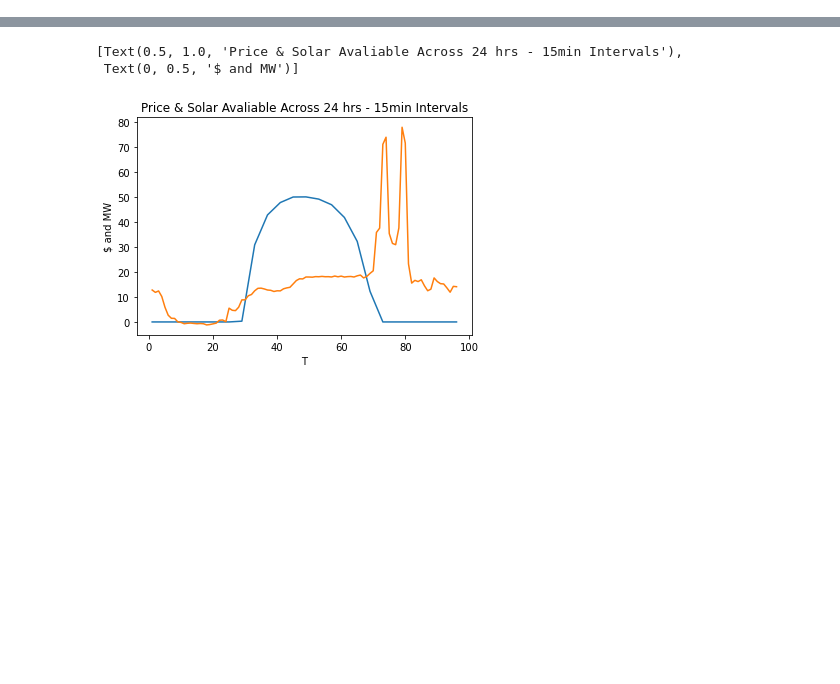
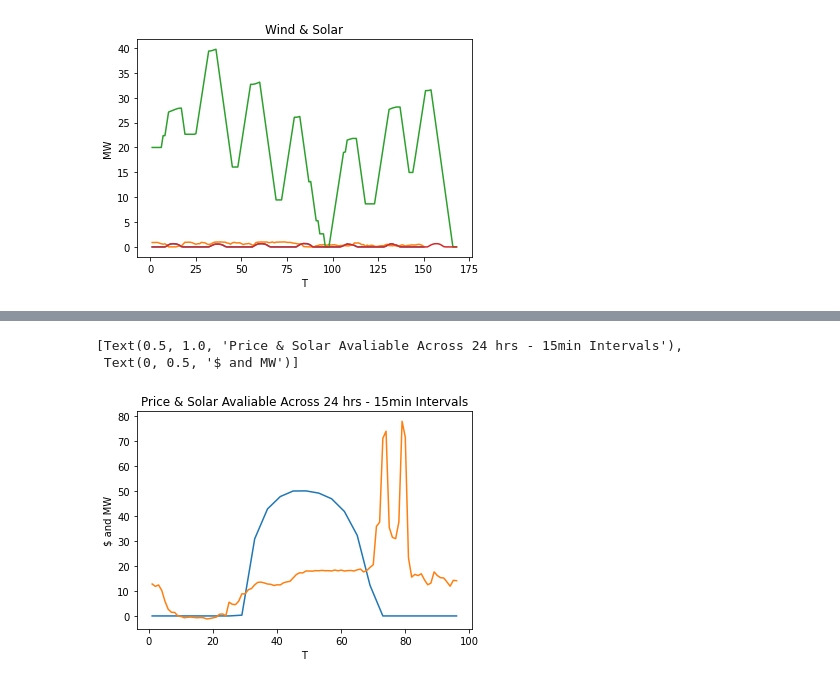
Before and after one commit to chris-lawrie/battery_modeling, a Jupyter notebook: Battery_Arbitrage.ipynb, the cells around one changed output, grey strips where cells are left out. Drawn from its saved outputs; the diff is of its cells as text; code cells hidden in the pictures; blank space fills up the shorter version.

```diff
--- a/Battery_Arbitrage.ipynb
+++ b/Battery_Arbitrage.ipynb
@@ -0,0 +15,90 @@
+# %%
+import pandas as pd
+import seaborn as sns
+import pulp as p
+df = pd.read_csv("8760_data.csv")
+print('inputs read!')
+df = df.head(168)
+
+
+sns.lineplot(data = df.head(150), x = "T", y = "solar")
+sns.lineplot(data = df.head(150), x = "T", y = "wind").set(title = "Wind & Solar", ylabel = "MW")
+
+
+##################################
+####### Start writing LP #########
+##################################
+
+solar_cap   = 50      # Solar PV capacity in DC MW
+battery_cap = 10      # Lithium ion battery power (charge/discharge) capacity in DC MW
+energy_cap  = 40      # Lithium ion battery energy capacity (in MWh)
+grid_cap    = 40      # DC-AC inverter and grid connection capacity (rated in AC MW)
+battery_eff = 0.95    # 'Single-trip' charge or discharge efficiency for the Lithium ion battery
+inverter_eff = 0.9    # Efficiency of DC-AC or AC-DC conversion at inverter
+start_charge = 0.5*energy_cap
+
+T = df.shape[0]
+model = p.LpProblem('Model', p.LpMaximize)
+print('model created!')
+
+
+# Initialise arrays to hold variables for each time step
+SOLAR = [None]*T
+CHARGE = [None]*T
+DISCHARGE = [None]*T
+GRIDEXPORT = [None]*T
+GRIDIMPORT = [None]*T
+SOC = [None]*T
+
+
+for t in range(T):
+    SOLAR[t] = p.LpVariable(f"SOLAR_{t}", lowBound = 0, upBound = solar_cap)
+    CHARGE[t] = p.LpVariable(f"CHARGE_{t}", lowBound = 0, upBound = battery_cap)
+    DISCHARGE[t] = p.LpVariable(f"DISCHARGE_{t}", lowBound = 0, upBound = battery_cap)
+    GRIDEXPORT[t] = p.LpVariable(f"GRIDEXPORT_{t}", lowBound = 0, upBound = grid_cap)
+    GRIDIMPORT[t] = p.LpVariable(f"GRIDIMPORT_{t}", lowBound = 0, upBound = grid_cap)
+    SOC[t] = p.LpVariable(f"SOC_{t}", lowBound = 0, upBound = energy_cap)
+
+
+# Define this objective function in a loop too for all times t in T
+objective = [None]*T
+for t in range(T):
+    objective[t] = (GRIDEXPORT[t]-GRIDIMPORT[t])*float(df.price[t])*0.25
+print('objective created!')
+
+
+model += sum(objective)
+print('objective added!')
+
+
+# Add in constraints:
+for t in range(T):
+    model += (SOLAR[t] + DISCHARGE[t] - CHARGE[t]) == (GRIDEXPORT[t]*(1/inverter_eff) - GRIDIMPORT[t]*inverter_eff)
+    model += SOLAR[t] <= df.solar[t]
+    if t == 0:
+        model += SOC[t] == (start_charge + (CHARGE[t]*battery_eff - DISCHARGE[t]*(1/battery_eff))*0.25)
+    else:
+        model += SOC[t] == (SOC[t-1] + (CHARGE[t]*battery_eff - DISCHARGE[t]*(1/battery_eff))*0.25)
+
+print('constraints added!')
+
+
+status = model.solve()
+print(p.LpStatus[status])
+
+
+## Post processing
+ans_SOC = [None]*T
+ans_OBJ = [None]*T
+
+for t in range(T):
+    ans_SOC[t] = p.value(SOC[t])
+    ans_OBJ[t] = p.value(objective[t])
+
+df["SOC"] = ans_SOC
+
+print(sum(ans_OBJ))
+sns.lineplot(data = df, x = "T", y = ans_SOC)
+sns.lineplot(data = df, x = "T", y = "solar")
+# sns.lineplot(data = df, x = "T", y = "price")
+# %% [output]
@@ -0,0 +113 @@
+[figure, added]
```
Also changed, not shown: parts of 5 cells of this notebook, 3 other files.
